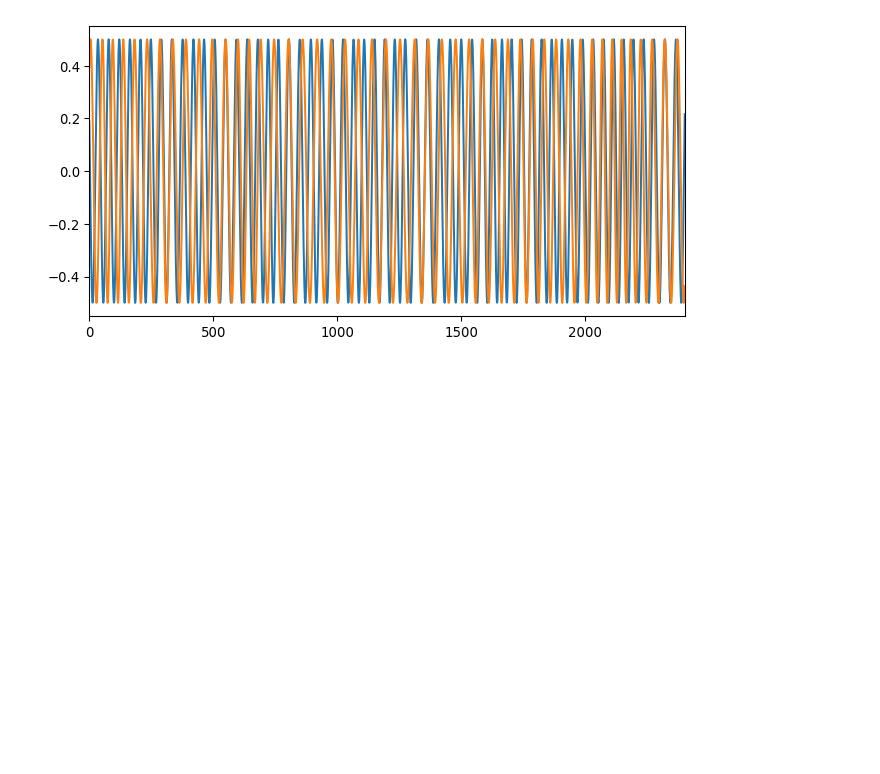
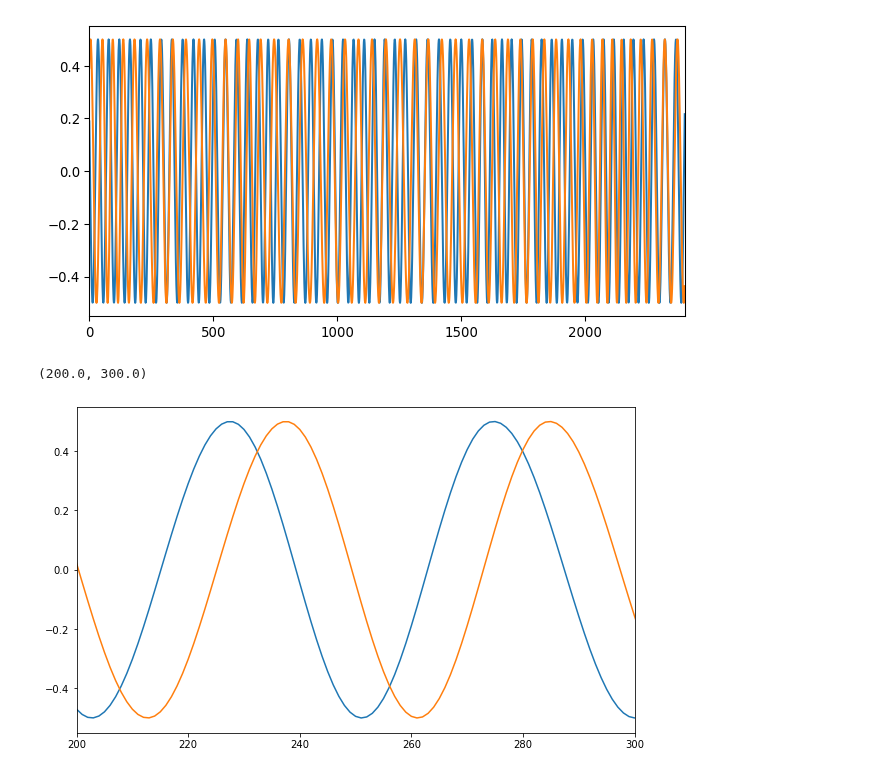
Before and after one commit to visserle/two-hearts, a Jupyter notebook: 01_preprocessing.ipynb, the cells around one changed output. Cells and saved outputs as stored; diff of their text form; code cells hidden in the pictures; blank space fills up the shorter version.

```diff
--- a/01_preprocessing.ipynb
+++ b/01_preprocessing.ipynb
@@ -79,7 +79,7 @@ def preprocess(datafile, save_path):
         data[i] = np.array(data[i], dtype="float32")
     data = np.array(data)
     np.save(f"{save_path}.npy", data)
-    return data, ecg
+    return data, ecg, rpeaks
 
 # Quality check
 def quality_check(ecg):
@@ -114,7 +114,7 @@ def swap_data(data, save_path):
     return data_swap
 # %%
 # SIT
-data_sit, ecg_sit = preprocess(
+data_sit, ecg_sit, rpeaks_sit = preprocess(
     "data/ecg_raw/ecg_raw_sit.npy",
     "data/data_sit")
 quality_check(ecg_sit)
@@ -203,3 +203,11 @@ plt.plot(data_gaze[1])
 # %% [output]
 [<matplotlib.lines.Line2D at 0x...>]
 [figure]
+# %%
+plt.plot(data_sit[1][10:])
+plt.plot(data_sit[1][0:])
+
+plt.xlim([200,300])
+# %% [output]
+(200.0, 300.0)
+[figure, added]
```
Also changed, not shown: parts of 12 cells of this notebook.
